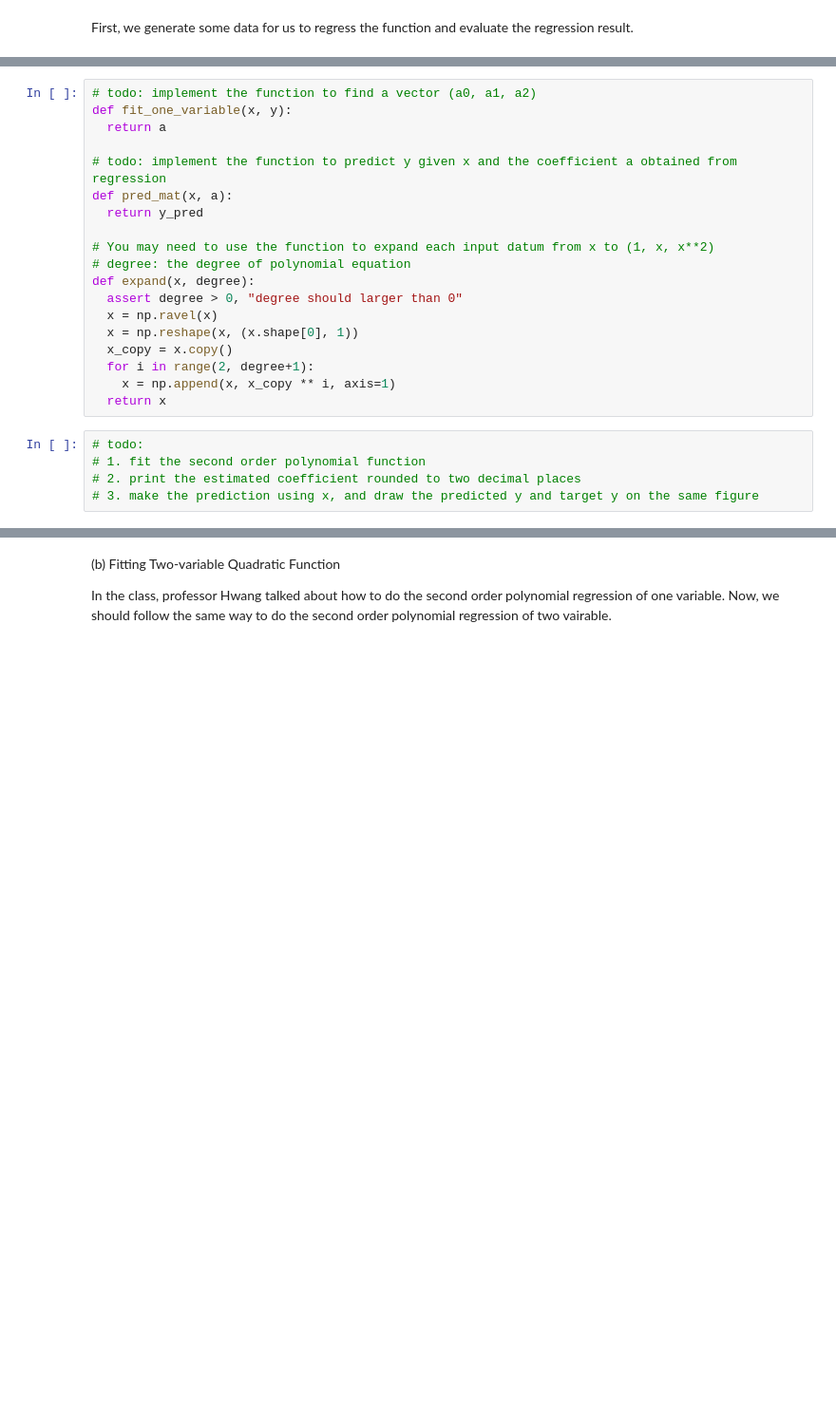
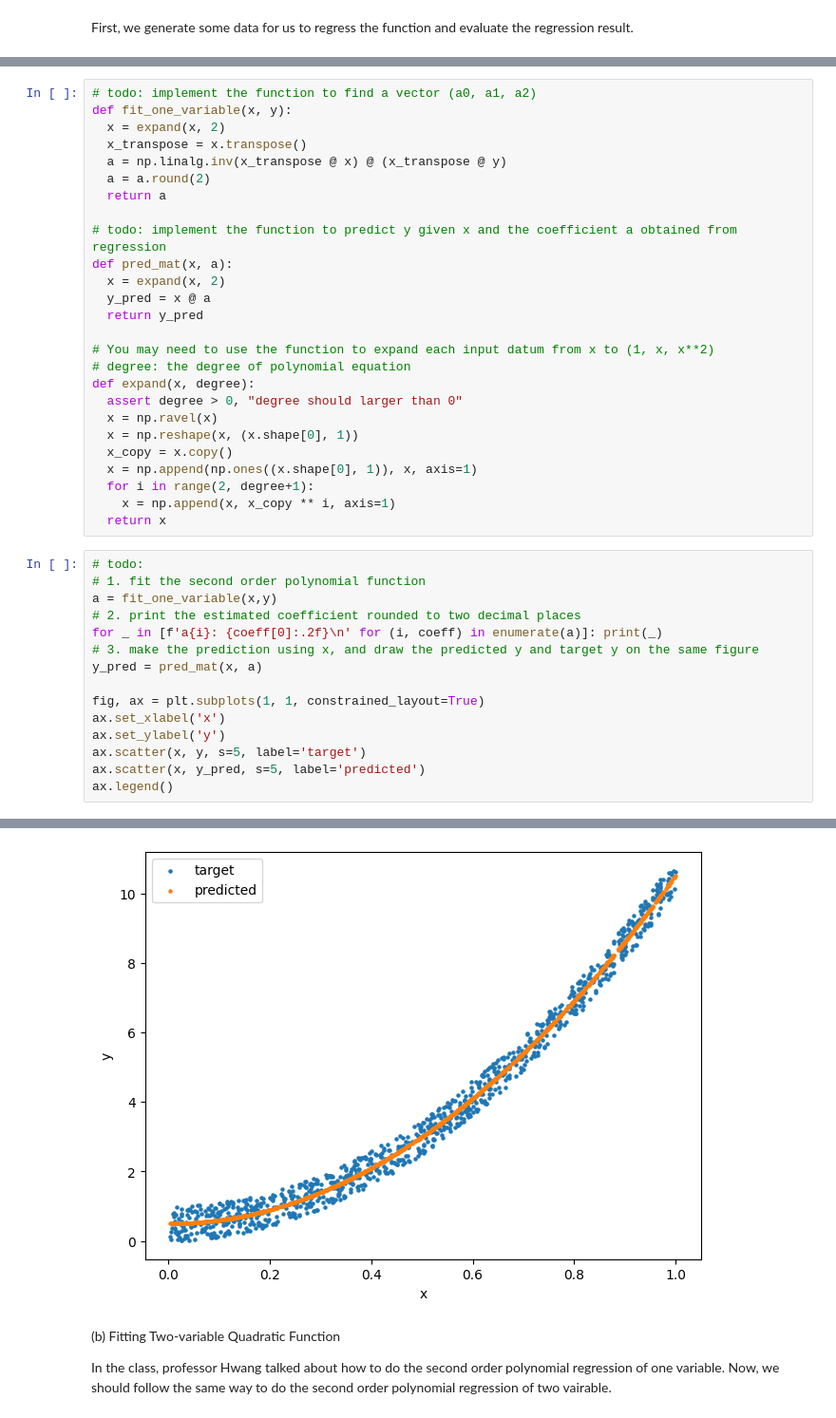
Before and after one commit to jaidonlybbert/EEP596, a Jupyter notebook: HW1/HW1.ipynb, the cells around one changed output, grey strips where cells are left out. Shown at 95% size. Saved outputs shown, nothing was run; the diff lists cells and outputs as text; blank space fills up the shorter version.

```diff
--- a/HW1/HW1.ipynb
+++ b/HW1/HW1.ipynb
@@ -35,10 +38,16 @@ ax.legend()
 # %%
 # todo: implement the function to find a vector (a0, a1, a2)
 def fit_one_variable(x, y):
+  x = expand(x, 2)
+  x_transpose = x.transpose()
+  a = np.linalg.inv(x_transpose @ x) @ (x_transpose @ y)
+  a = a.round(2)
   return a
 
 # todo: implement the function to predict y given x and the coefficient a obtained from regression
 def pred_mat(x, a):
+  x = expand(x, 2)
+  y_pred = x @ a
   return y_pred
 
 # You may need to use the function to expand each input datum from x to (1, x, x**2)
@@ -48,11 +57,23 @@ def expand(x, degree):
   x = np.ravel(x)
   x = np.reshape(x, (x.shape[0], 1))
   x_copy = x.copy()
+  x = np.append(np.ones((x.shape[0], 1)), x, axis=1)
   for i in range(2, degree+1):
     x = np.append(x, x_copy ** i, axis=1)
   return x
 # %%
 # todo:
 # 1. fit the second order polynomial function
+a = fit_one_variable(x,y)
 # 2. print the estimated coefficient rounded to two decimal places
+for _ in [f'a{i}: {coeff[0]:.2f}\n' for (i, coeff) in enumerate(a)]: print(_)
 # 3. make the prediction using x, and draw the predicted y and target y on the same figure
+y_pred = pred_mat(x, a)
+
+fig, ax = plt.subplots(1, 1, constrained_layout=True)
+ax.set_xlabel('x')
+ax.set_ylabel('y')
+ax.scatter(x, y, s=5, label='target')
+ax.scatter(x, y_pred, s=5, label='predicted')
+ax.legend()
+# %% [output]
@@ -59,3 +86,4 @@ def expand(x, degree):
+[figure, added]
 # %% [markdown]
 (b) Fitting Two-variable Quadratic Function
 
```
Also changed, not shown: parts of 6 cells of this notebook, 2 other files.
